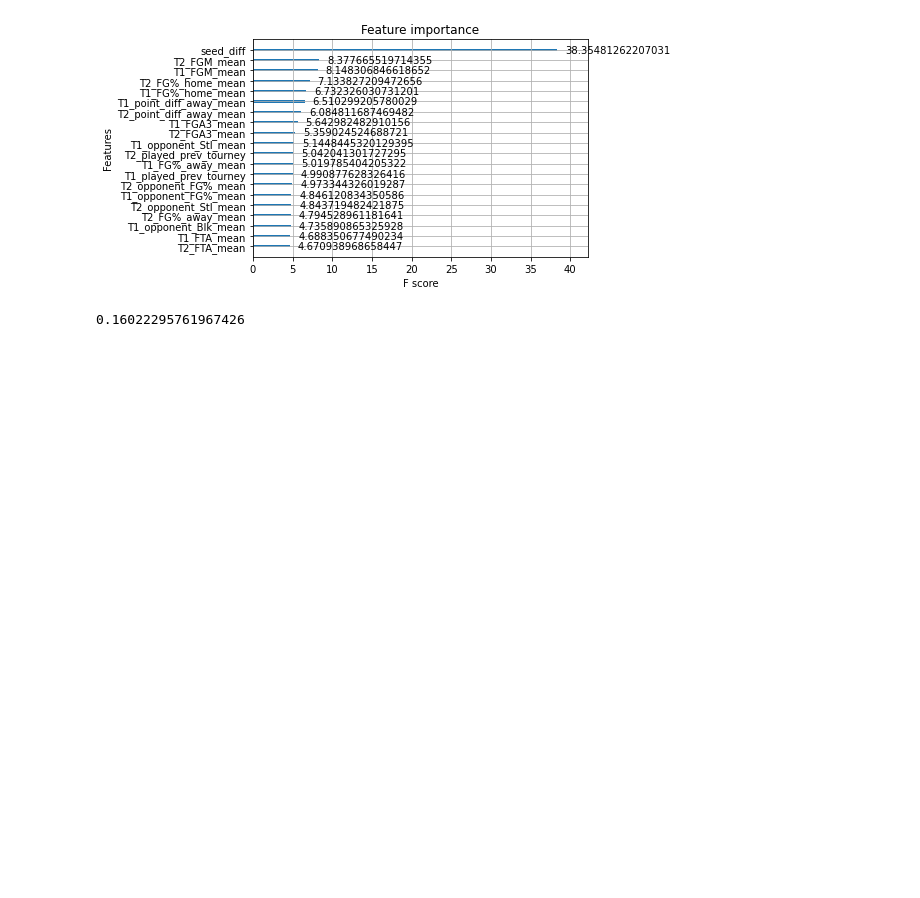
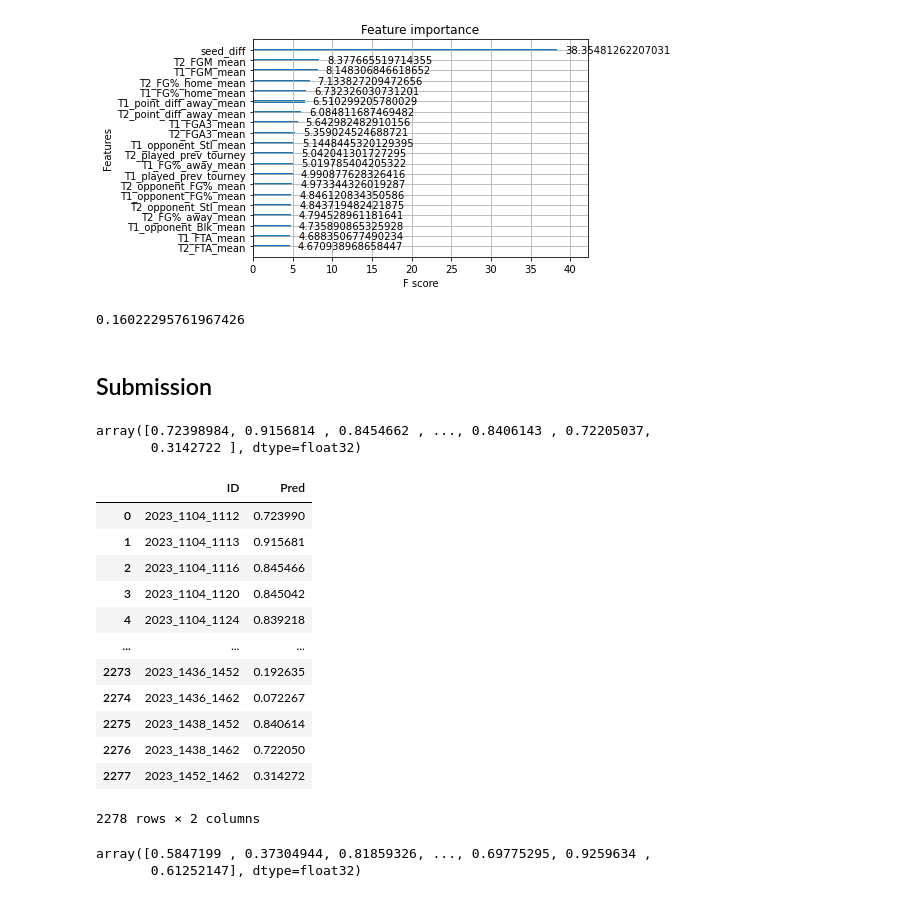
Before and after one commit to skowronskid/March-Machine-Learning-Mania-2023, a Jupyter notebook: modelling.ipynb, the cells around one changed output. Drawn from its saved outputs; the diff is of its cells as text; code cells hidden in the pictures; blank space fills up the shorter version.

Commit message:
add submission

```diff
--- a/modelling.ipynb
+++ b/modelling.ipynb
@@ -376,3 +382,32 @@ proba_T1_best_W = proba_best_W[:,1]
 mean_squared_error(proba_T1_best_W, y_test_W)
 # %% [output]
 0.16022295761967426
+# %% [markdown]
+## Submission
+# %%
+X_2023_M = M_solution.drop(['Season','T1_TeamID','T2_TeamID','ID'], axis=1)
+# %%
+y_pred_2023_M = best_xgb_M.predict_proba(X_2023_M)
+y_pred_2023_M_win = y_pred_2023_M[:,1]
+y_pred_2023_M_win
+# %% [output]
+array([0.72398984, 0.9156814 , 0.8454662 , ..., 0.8406143 , 0.72205037,
+       0.3142722 ], dtype=float32)
+# %%
+M_solution['Pred'] = y_pred_2023_M_win
+M_submission = M_solution[['ID', 'Pred']]
+M_submission
+# %% [output]
+|  | ID | Pred |
+| 0 | 2023_1104_1112 | 0.723990 |
+| 1 | 2023_1104_1113 | 0.915681 |
+| 2 | 2023_1104_1116 | 0.845466 |
+| 3 | 2023_1104_1120 | 0.845042 |
+| 4 | 2023_1104_1124 | 0.839218 |
+| ... | ... | ... |
+| 2273 | 2023_1436_1452 | 0.192635 |
+| 2274 | 2023_1436_1462 | 0.072267 |
+| 2275 | 2023_1438_1452 | 0.840614 |
+| 2276 | 2023_1438_1462 | 0.722050 |
+| 2277 | 2023_1452_1462 | 0.314272 |
+2278 rows × 2 columns
@@ -378,0 +416,7 @@ mean_squared_error(proba_T1_best_W, y_test_W)
+# %%
+y_pred_2023_W = best_xgb_W.predict_proba(X_2023_W)
+y_pred_2023_W_win = y_pred_2023_W[:,1]
+y_pred_2023_W_win
+# %% [output]
+array([0.5847199 , 0.37304944, 0.81859326, ..., 0.69775295, 0.9259634 ,
+       0.61252147], dtype=float32)
```
Also changed, not shown: parts of 6 cells of this notebook, 1 other file.
